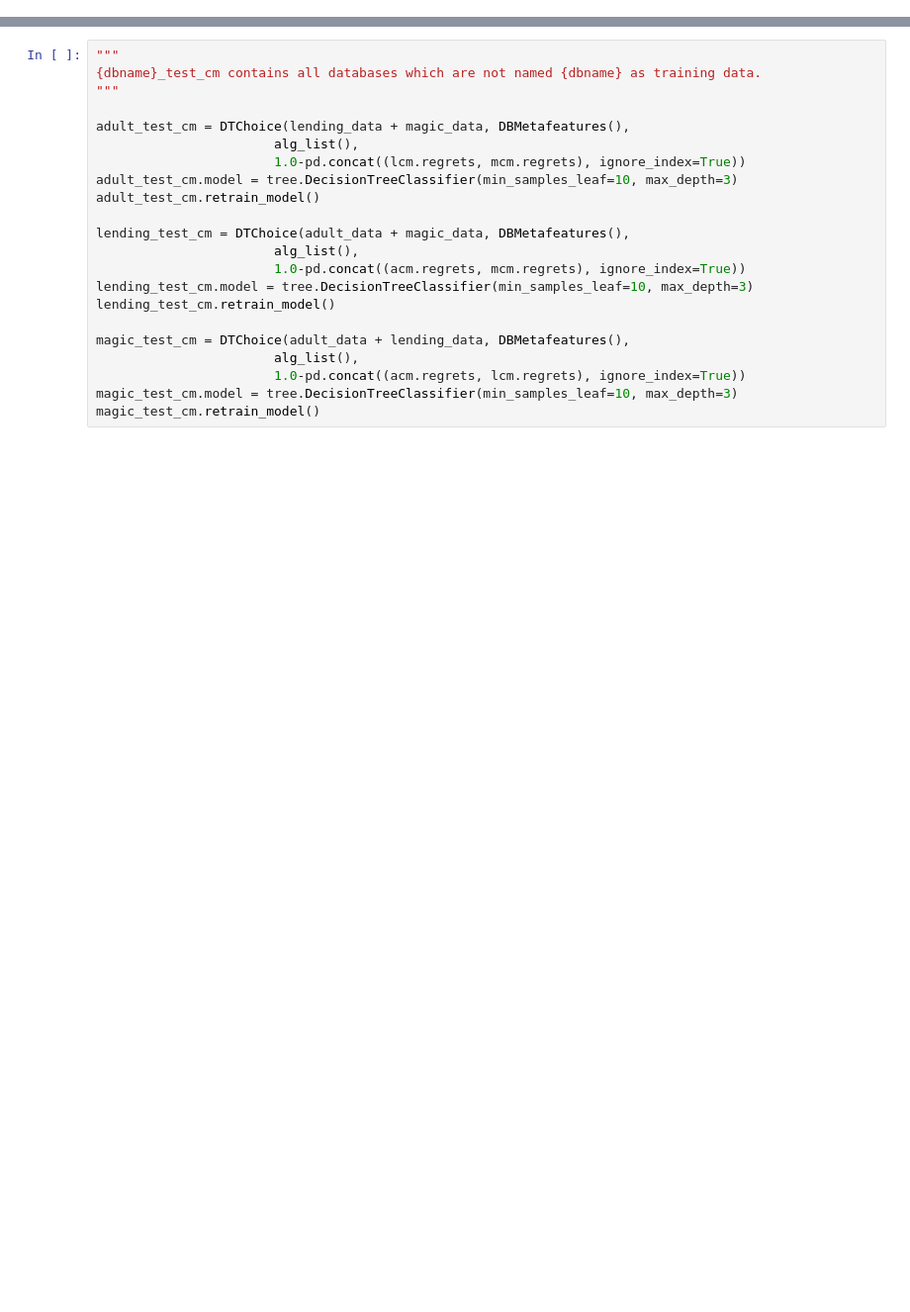
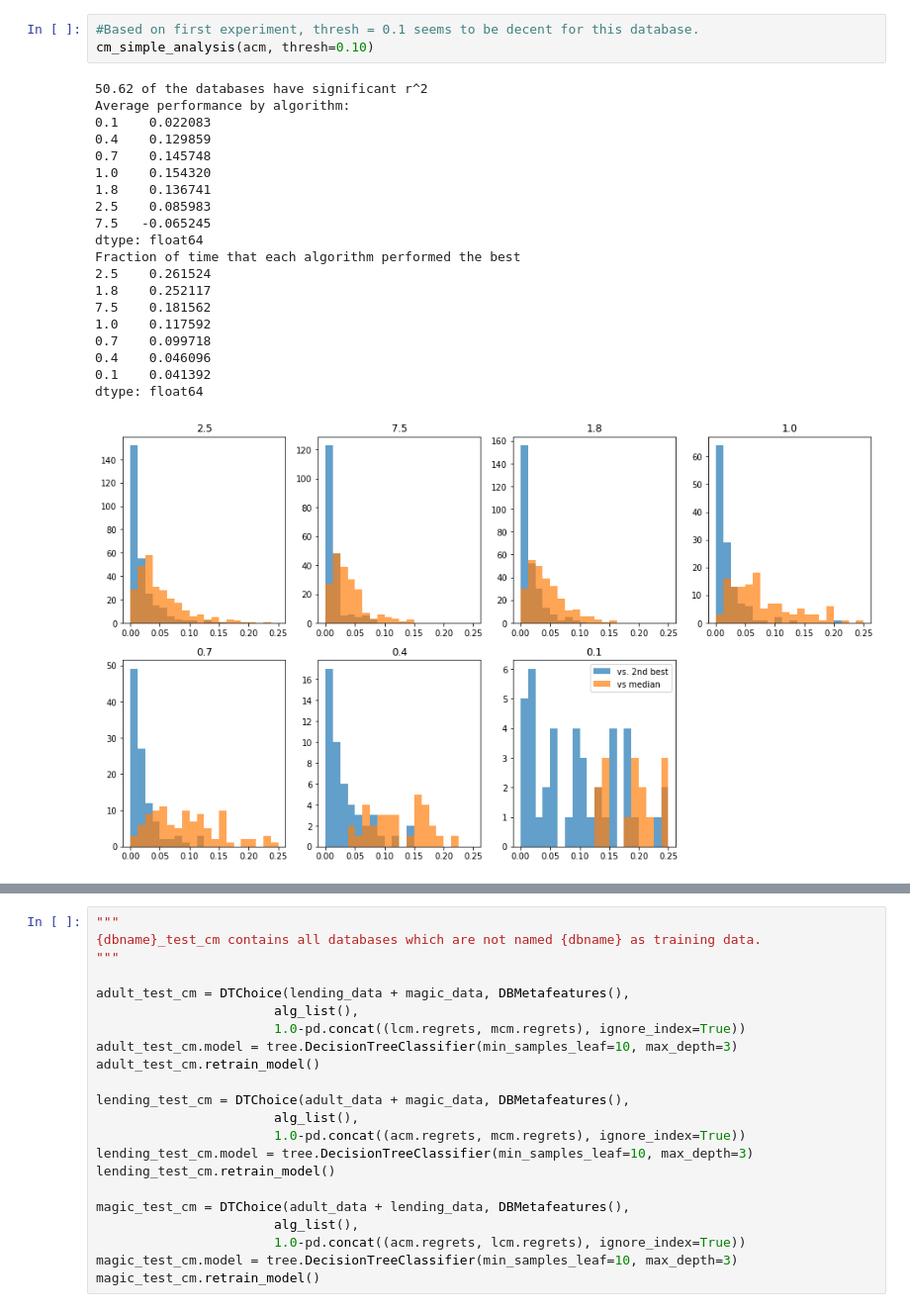
Before and after one commit to jimola/S18_Research, a Jupyter notebook: Python/LogRegChoice.ipynb, the cells around one changed output, grey strips where cells are left out. Shown at 99% size. Cells and saved outputs as stored; diff of their text form; blank space fills up the shorter version.

```diff
--- a/Python/LogRegChoice.ipynb
+++ b/Python/LogRegChoice.ipynb
@@ -322,0 +270,24 @@ and non-private cross-validation, averaged over each dataset in list i.
+# %%
+#Based on first experiment, thresh = 0.1 seems to be decent for this database.
+cm_simple_analysis(acm, thresh=0.10)
+# %% [output]
+50.62 of the databases have significant r^2
+Average performance by algorithm:
+0.1    0.022083
+0.4    0.129859
+0.7    0.145748
+1.0    0.154320
+1.8    0.136741
+2.5    0.085983
+7.5   -0.065245
+dtype: float64
+Fraction of time that each algorithm performed the best
+2.5    0.261524
+1.8    0.252117
+7.5    0.181562
+1.0    0.117592
+0.7    0.099718
+0.4    0.046096
+0.1    0.041392
+dtype: float64
+[figure, added]
```
Also changed, not shown: parts of 108 cells of this notebook.
